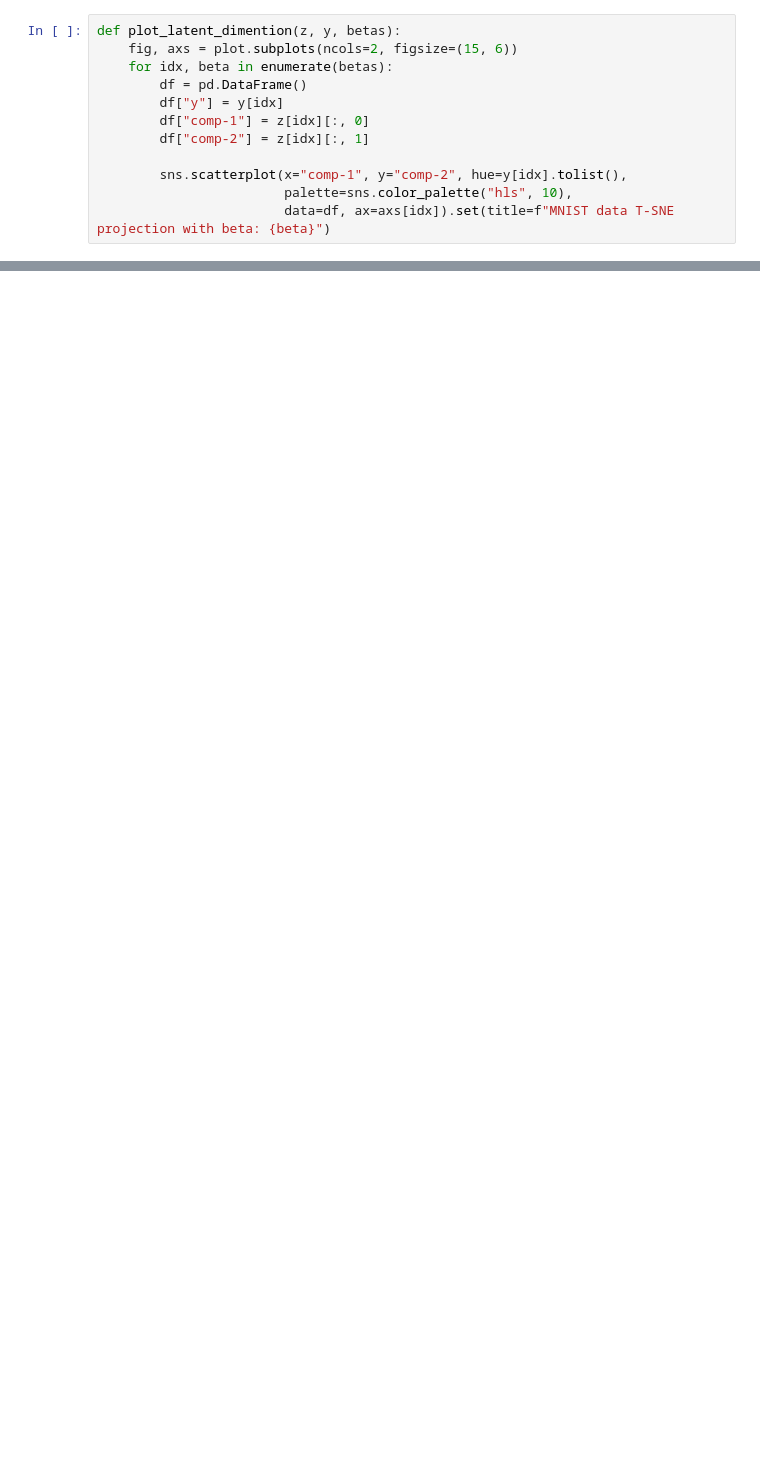
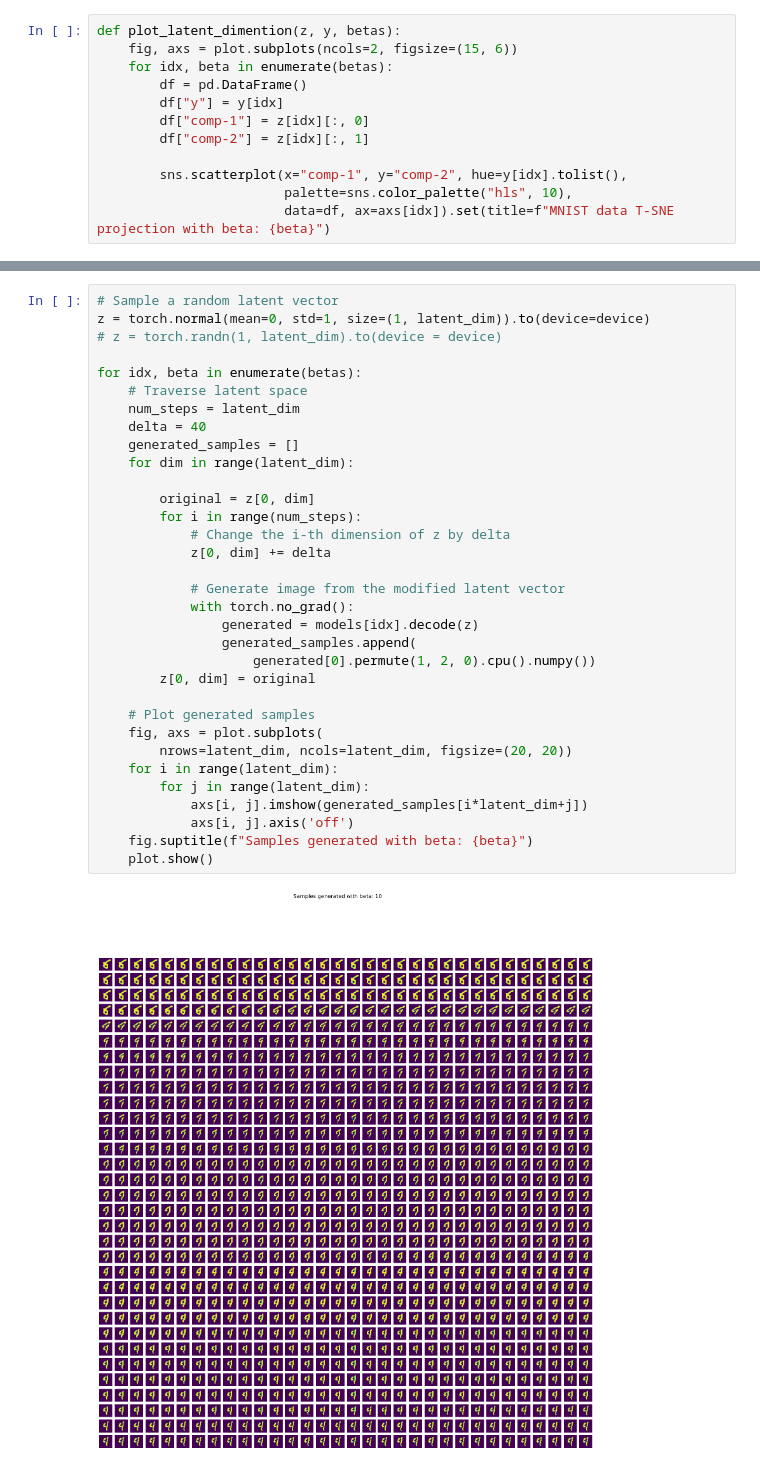
Before and after one commit to 0jaspreetsingh/MitigatePosteriorCollapseInVAE, a Jupyter notebook: MitigatePosteriorCollapseVAE.ipynb, the cells around one changed output, grey strips where cells are left out. Cells and saved outputs as stored; diff of their text form; blank space fills up the shorter version.

```diff
--- a/MitigatePosteriorCollapseVAE.ipynb
+++ b/MitigatePosteriorCollapseVAE.ipynb
@@ -257,0 +263,35 @@ plot_latent_dimention(z=output,y=labels, betas= betas)
+# %%
+# Sample a random latent vector
+z = torch.normal(mean=0, std=1, size=(1, latent_dim)).to(device=device)
+# z = torch.randn(1, latent_dim).to(device = device)
+
+for idx, beta in enumerate(betas):
+    # Traverse latent space
+    num_steps = latent_dim
+    delta = 40
+    generated_samples = []
+    for dim in range(latent_dim):
+
+        original = z[0, dim]
+        for i in range(num_steps):
+            # Change the i-th dimension of z by delta
+            z[0, dim] += delta
+
+            # Generate image from the modified latent vector
+            with torch.no_grad():
+                generated = models[idx].decode(z)
+                generated_samples.append(
+                    generated[0].permute(1, 2, 0).cpu().numpy())
+        z[0, dim] = original
+
+    # Plot generated samples
+    fig, axs = plot.subplots(
+        nrows=latent_dim, ncols=latent_dim, figsize=(20, 20))
+    for i in range(latent_dim):
+        for j in range(latent_dim):
+            axs[i, j].imshow(generated_samples[i*latent_dim+j])
+            axs[i, j].axis('off')
+    fig.suptitle(f"Samples generated with beta: {beta}")
+    plot.show()
+# %% [output]
+[figure, added]
```
Also changed, not shown: parts of 5 cells of this notebook, 2 other files.
